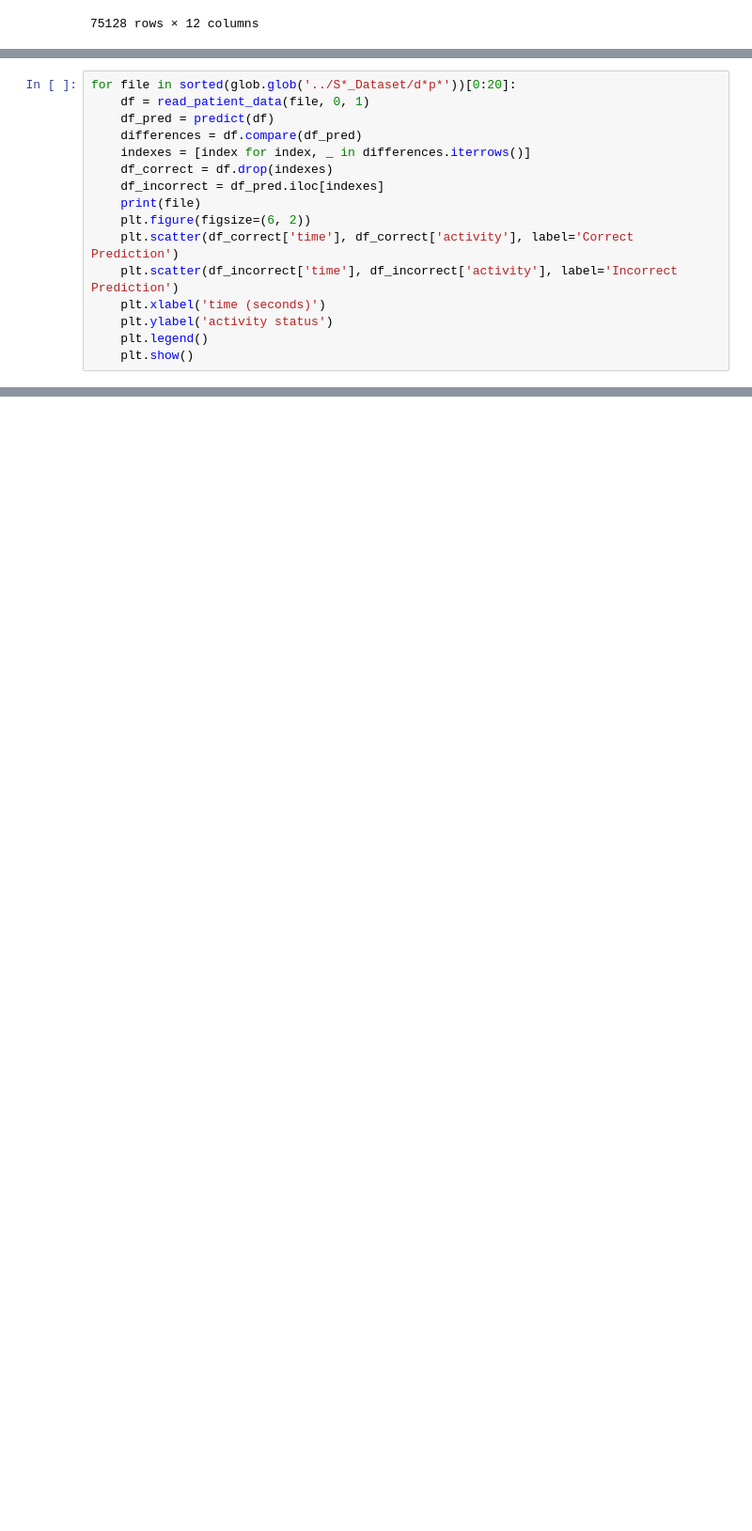
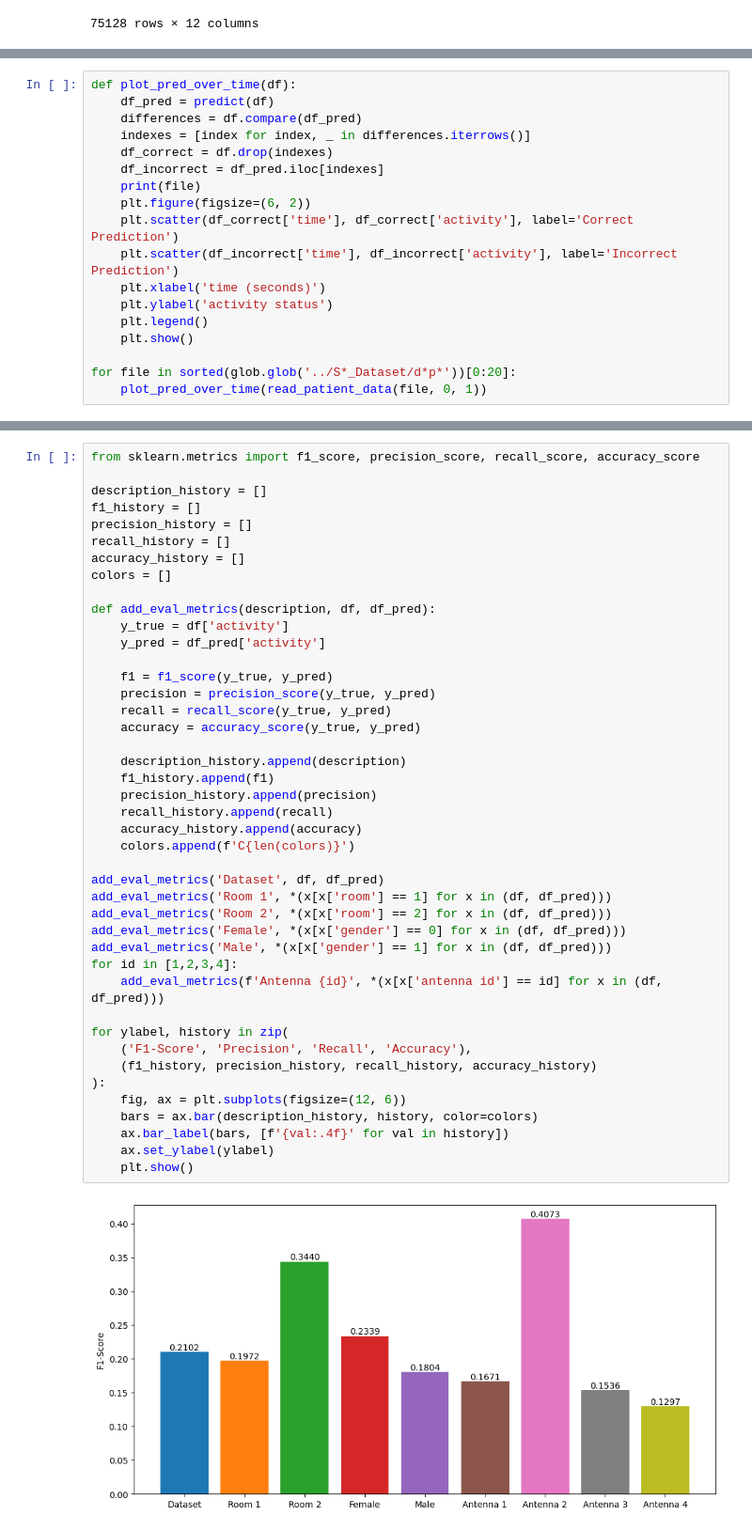
Before and after one commit to sofiacho/ECS171, a Jupyter notebook: notebook/notebook2.ipynb, the cells around one changed output, grey strips where cells are left out. Shown at 94% size. Saved outputs shown, nothing was run; the diff lists cells and outputs as text; blank space fills up the shorter version.

Commit message:
Added plots of evaluations metrics across different variables

```diff
--- a/notebook/notebook2.ipynb
+++ b/notebook/notebook2.ipynb
@@ -276,8 +272,7 @@ plt.show()
 # %% [output]
 [figure]
 # %%
-for file in sorted(glob.glob('../S*_Dataset/d*p*'))[0:20]:
-    df = read_patient_data(file, 0, 1)
+def plot_pred_over_time(df):
     df_pred = predict(df)
     differences = df.compare(df_pred)
     indexes = [index for index, _ in differences.iterrows()]
@@ -291,4 +286,7 @@ for file in sorted(glob.glob('../S*_Dataset/d*p*'))[0:20]:
     plt.ylabel('activity status')
     plt.legend()
     plt.show()
+
+for file in sorted(glob.glob('../S*_Dataset/d*p*'))[0:20]:
+    plot_pred_over_time(read_patient_data(file, 0, 1))
 # %% [output]
@@ -311,3 +309,48 @@ for file in sorted(glob.glob('../S*_Dataset/d*p*'))[0:20]:
 ../S1_Dataset/d1p06M
 [figure]
 ... (28 outputs left out)
+# %%
+from sklearn.metrics import f1_score, precision_score, recall_score, accuracy_score
+
+description_history = []
+f1_history = []
+precision_history = []
+recall_history = []
+accuracy_history = []
+colors = []
+
+def add_eval_metrics(description, df, df_pred):
+    y_true = df['activity']
+    y_pred = df_pred['activity']
+
+    f1 = f1_score(y_true, y_pred)
+    precision = precision_score(y_true, y_pred)
+    recall = recall_score(y_true, y_pred)
+    accuracy = accuracy_score(y_true, y_pred)
+
+    description_history.append(description)
+    f1_history.append(f1)
+    precision_history.append(precision)
+    recall_history.append(recall)
+    accuracy_history.append(accuracy)
+    colors.append(f'C{len(colors)}')
+
+add_eval_metrics('Dataset', df, df_pred)
+add_eval_metrics('Room 1', *(x[x['room'] == 1] for x in (df, df_pred)))
+add_eval_metrics('Room 2', *(x[x['room'] == 2] for x in (df, df_pred)))
+add_eval_metrics('Female', *(x[x['gender'] == 0] for x in (df, df_pred)))
+add_eval_metrics('Male', *(x[x['gender'] == 1] for x in (df, df_pred)))
+for id in [1,2,3,4]:
+    add_eval_metrics(f'Antenna {id}', *(x[x['antenna id'] == id] for x in (df, df_pred)))
+
+for ylabel, history in zip(
+    ('F1-Score', 'Precision', 'Recall', 'Accuracy'),
+    (f1_history, precision_history, recall_history, accuracy_history)
+):
+    fig, ax = plt.subplots(figsize=(12, 6))
+    bars = ax.bar(description_history, history, color=colors)
+    ax.bar_label(bars, [f'{val:.4f}' for val in history])
+    ax.set_ylabel(ylabel)
+    plt.show()
+# %% [output]
+[figure, added]
```
Also changed, not shown: parts of 7 cells of this notebook.
